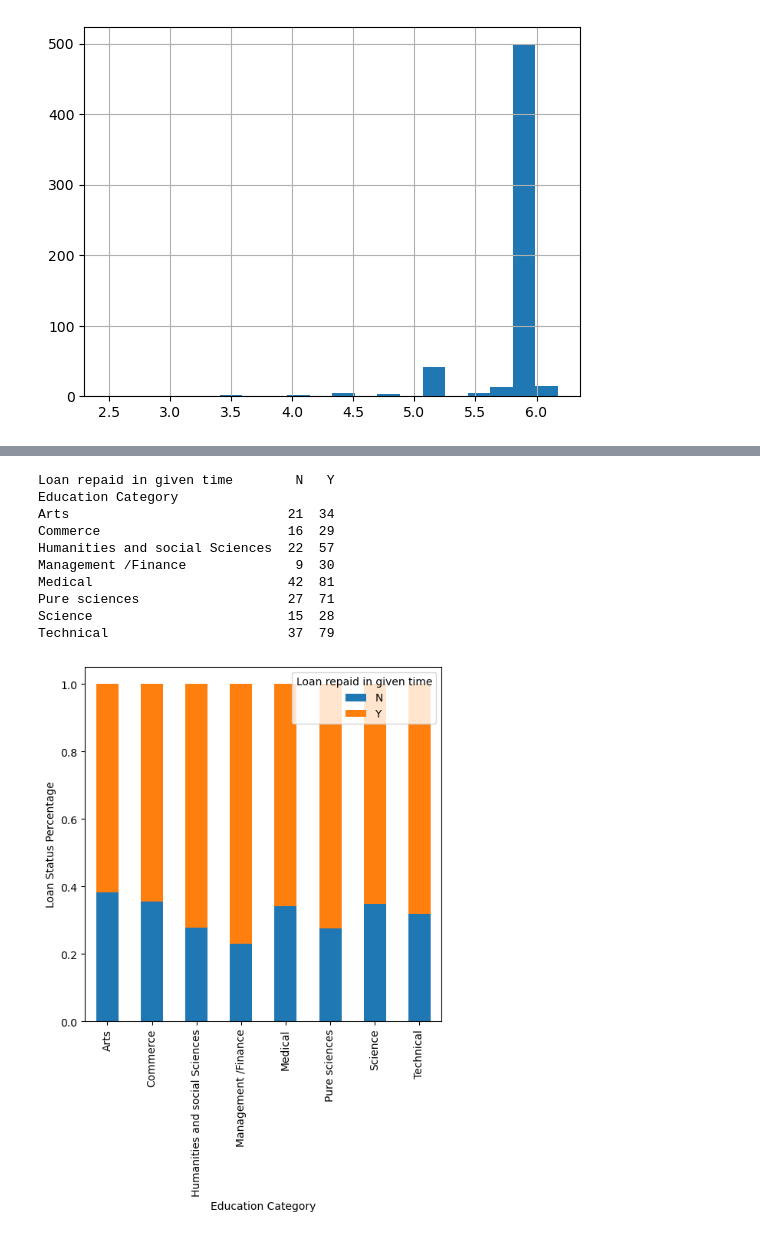
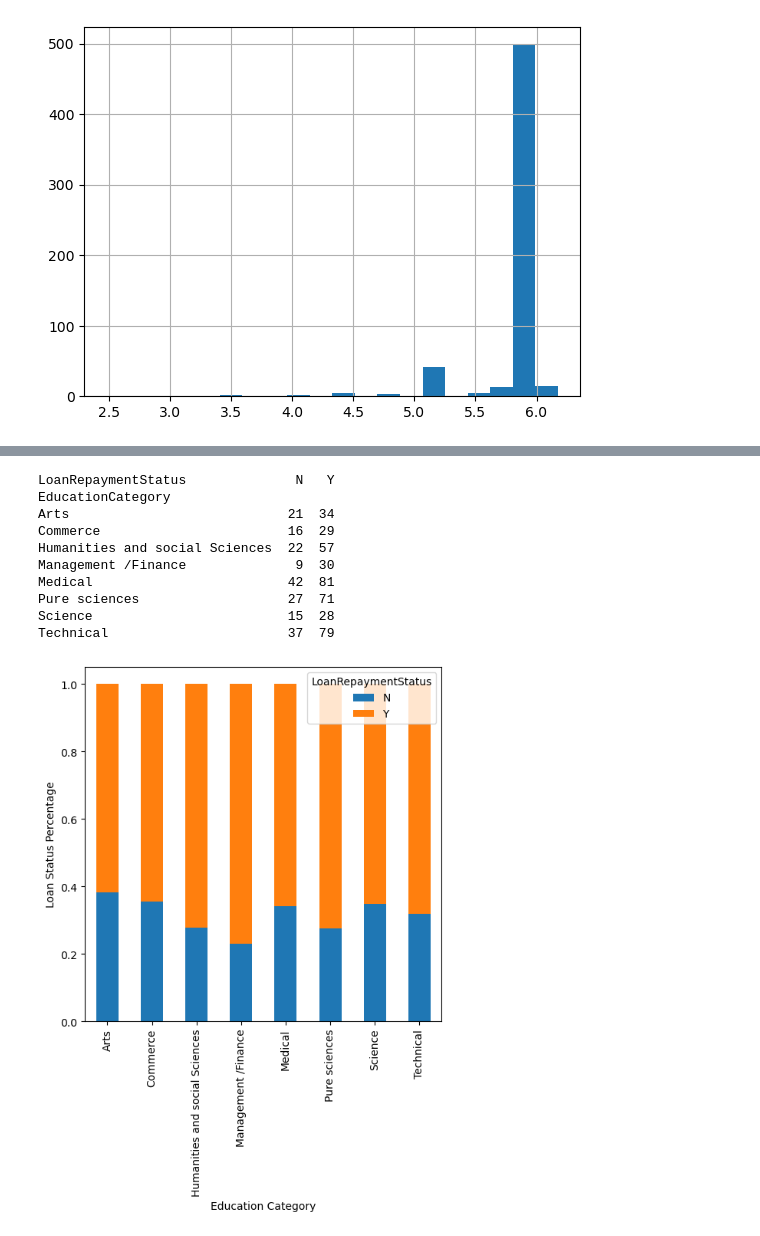
Before and after one commit to pranjal12-web/Education-Loan-Prediction-ML-Model, a Jupyter notebook: Education Loan ML.ipynb, the cells around one changed output, grey strips where cells are left out. Saved outputs shown, nothing was run; the diff lists cells and outputs as text; code cells hidden in the pictures.

```diff
--- a/Education Loan ML.ipynb
+++ b/Education Loan ML.ipynb
@@ -238,11 +238,11 @@ train["Mother's income_log"]=np.log(train["Mother's-income"]) #calculating log o
 # %%
-train["Father's Income_log"]=np.log(train["Father's-Income"])
+train["Father's Income_log"]=np.log(train["FatherIncome"])
 # %%
-train["Total loan amount_log"]=np.log(train["Total_loan_amount"])
+train["Total loan amount_log"]=np.log(train["LoanAmount"])
 # %%
-train["% of loan repaid in the decided time period_log"]=np.log(train["%-of_loan_repaid"])
+train["% of loan repaid in the decided time period_log"]=np.log(train["%ofLoanRepaid"])
 # %%
-train["Loan time period_log"]=np.log(train["Loan_time_period"])
+train["Loan time period_log"]=np.log(train["LoanTimePeriod"])
 # %%
 print(train["Father's Income_log"].hist(bins=20))
 # %% [output]
@@ -360,20 +360,20 @@ under graduation       55  115
 # %%
-print(pd.crosstab(train["Education Category"],train["Loan repaid in given time"]))
-Gender = pd.crosstab(train["Education Category"],train["Loan repaid in given time"])
+print(pd.crosstab(train["EducationCategory"],train["LoanRepaymentStatus"]))
+Gender = pd.crosstab(train["EducationCategory"],train["LoanRepaymentStatus"])
 Gender.div(Gender.sum(1).astype(float),axis=0).plot(kind="bar",stacked=True,figsize=(6,6))
 plt.xlabel("Education Category")
 plt.ylabel("Loan Status Percentage")
 plt.show()
 # %% [output]
-Loan repaid in given time        N   Y
-Education Category
+LoanRepaymentStatus              N   Y
+EducationCategory
 Arts                            21  34
 Commerce                        16  29
 Humanities and social Sciences  22  57
 Management /Finance              9  30
 Medical                         42  81
 Pure sciences                   27  71
 Science                         15  28
 Technical                       37  79
-[figure, old version]
+[figure, new version]
 # %%
```
Also changed, not shown: parts of 87 cells of this notebook.
